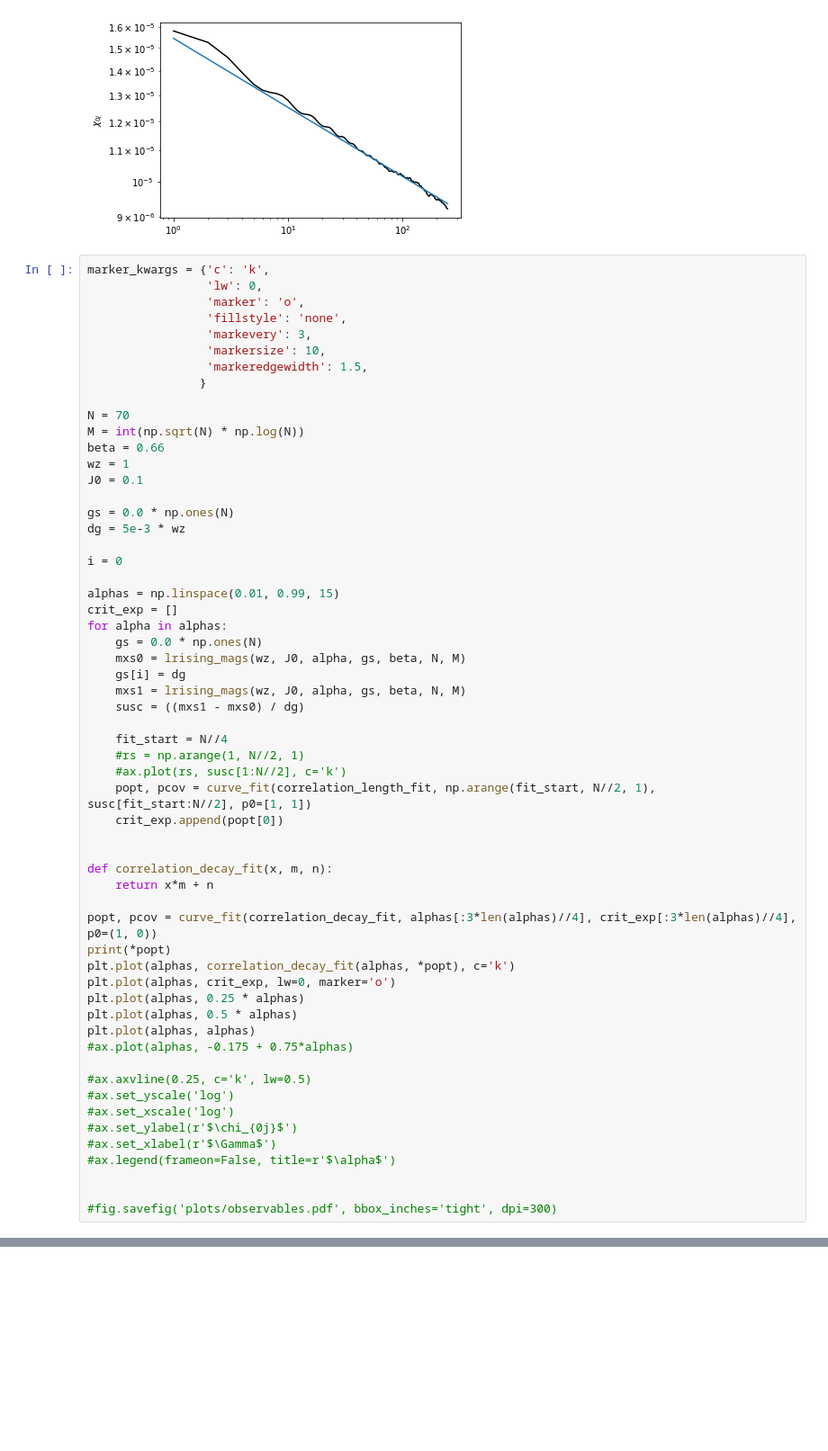
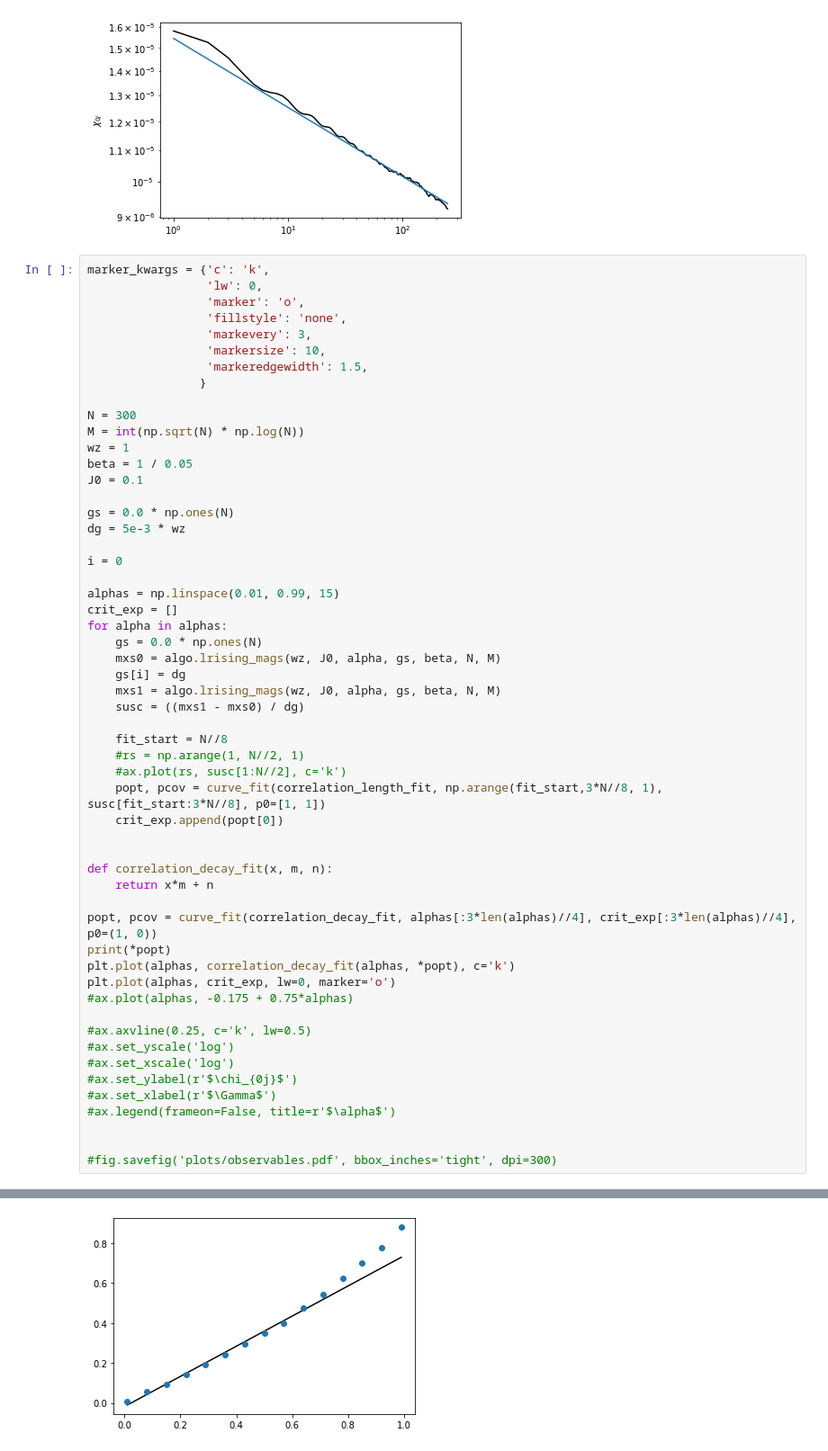
Before and after one commit to chuan97/long-range-ising, a Jupyter notebook: test.ipynb, the cells around one changed output, grey strips where cells are left out. Shown at 90% size. Saved outputs shown, nothing was run; the diff lists cells and outputs as text; blank space fills up the shorter version.

```diff
--- a/test.ipynb
+++ b/test.ipynb
@@ -97,10 +131,10 @@ marker_kwargs = {'c': 'k',
                  'markeredgewidth': 1.5,
                 }
 
-N = 70
+N = 300
 M = int(np.sqrt(N) * np.log(N))
-beta = 0.66
 wz = 1
+beta = 1 / 0.05
 J0 = 0.1
 
 gs = 0.0 * np.ones(N)
@@ -112,15 +146,15 @@ alphas = np.linspace(0.01, 0.99, 15)
 crit_exp = []
 for alpha in alphas:
     gs = 0.0 * np.ones(N)
-    mxs0 = lrising_mags(wz, J0, alpha, gs, beta, N, M)
+    mxs0 = algo.lrising_mags(wz, J0, alpha, gs, beta, N, M)
     gs[i] = dg
-    mxs1 = lrising_mags(wz, J0, alpha, gs, beta, N, M)
+    mxs1 = algo.lrising_mags(wz, J0, alpha, gs, beta, N, M)
     susc = ((mxs1 - mxs0) / dg)
 
-    fit_start = N//4
+    fit_start = N//8
     #rs = np.arange(1, N//2, 1)
     #ax.plot(rs, susc[1:N//2], c='k')
-    popt, pcov = curve_fit(correlation_length_fit, np.arange(fit_start, N//2, 1), susc[fit_start:N//2], p0=[1, 1])
+    popt, pcov = curve_fit(correlation_length_fit, np.arange(fit_start,3*N//8, 1), susc[fit_start:3*N//8], p0=[1, 1])
     crit_exp.append(popt[0])
 
 
@@ -131,9 +165,6 @@ popt, pcov = curve_fit(correlation_decay_fit, alphas[:3*len(alphas)//4], crit_ex
 print(*popt)
 plt.plot(alphas, correlation_decay_fit(alphas, *popt), c='k')
 plt.plot(alphas, crit_exp, lw=0, marker='o')
-plt.plot(alphas, 0.25 * alphas)
-plt.plot(alphas, 0.5 * alphas)
-plt.plot(alphas, alphas)
 #ax.plot(alphas, -0.175 + 0.75*alphas)
 
 #ax.axvline(0.25, c='k', lw=0.5)
@@ -145,3 +176,4 @@ plt.plot(alphas, alphas)
 
 
 #fig.savefig('plots/observables.pdf', bbox_inches='tight', dpi=300)
+# %% [output]
@@ -147,0 +182 @@ plt.plot(alphas, alphas)
+[figure, added]
```
Also changed, not shown: parts of 6 cells of this notebook, 1 other file.
